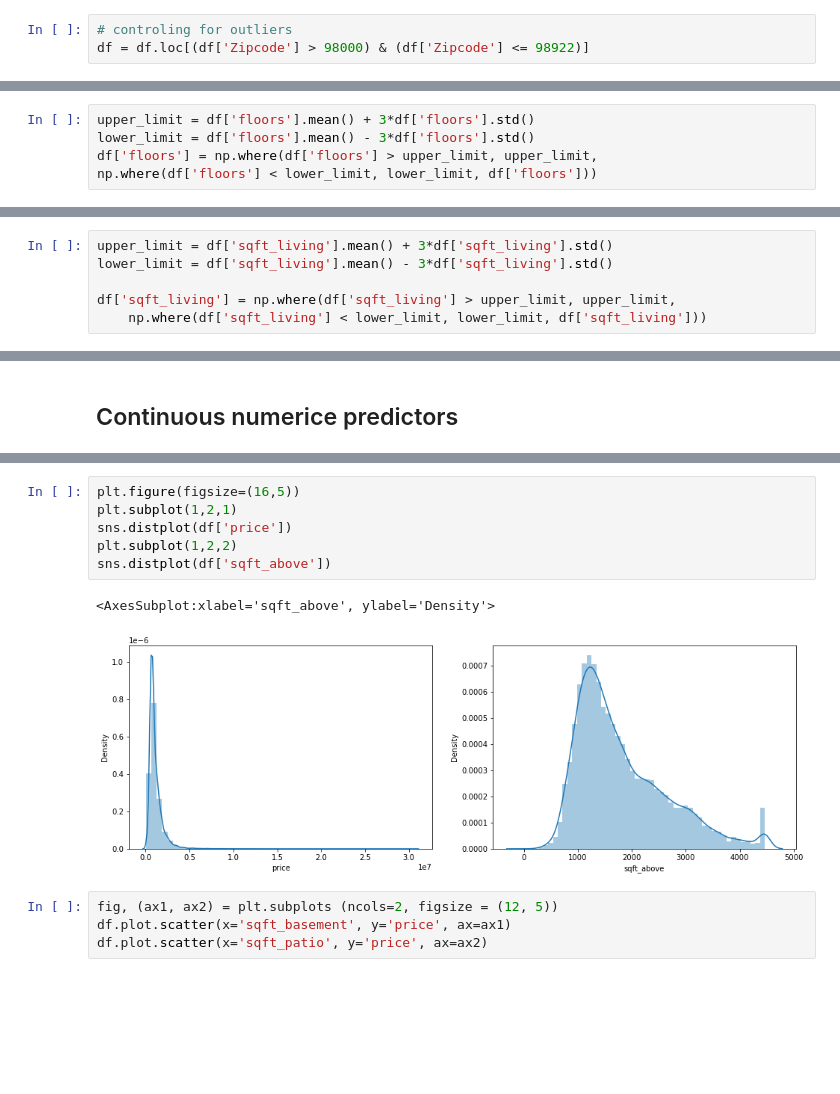
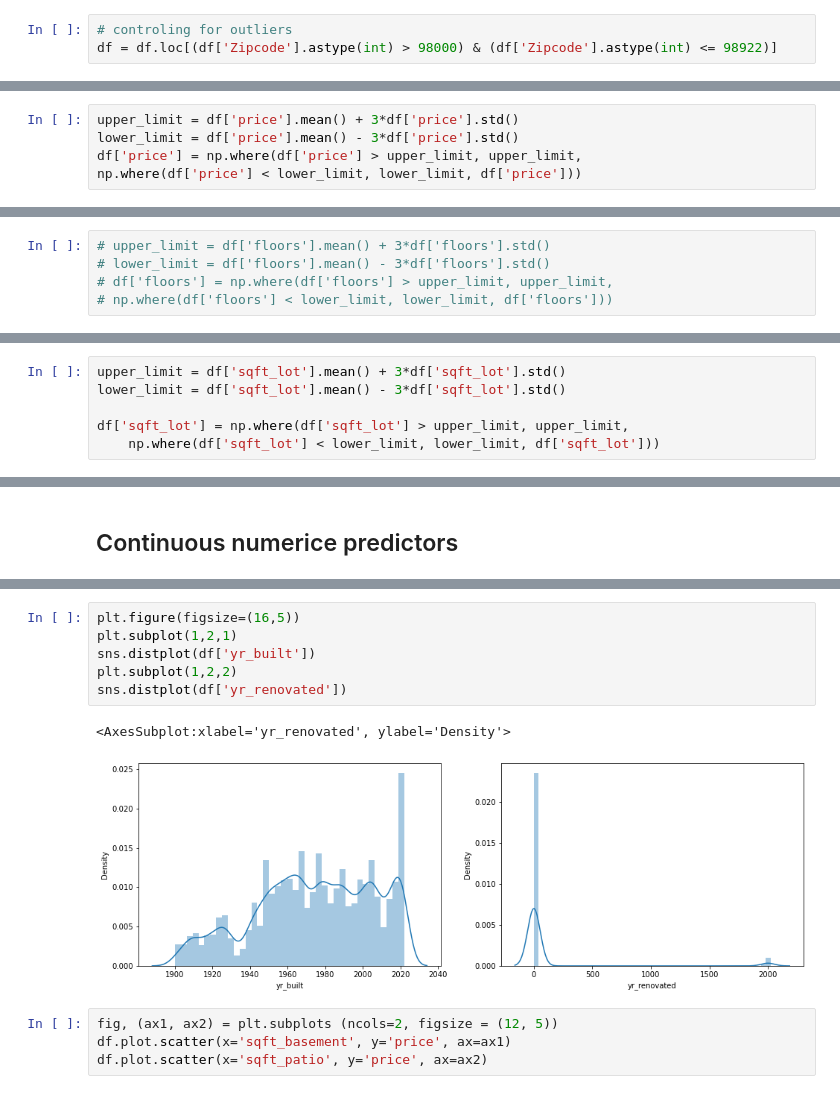
Before and after one commit to newcojon/Capstone, a Jupyter notebook: cap_vers_1.ipynb, the cells around one changed output, grey strips where cells are left out. Cells and saved outputs as stored; diff of their text form; blank space fills up the shorter version.

```diff
--- a/cap_vers_1.ipynb
+++ b/cap_vers_1.ipynb
@@ -106,7 +106,7 @@ df['Zipcode'].hist()
 [figure]
 # %%
 # controling for outliers
-df = df.loc[(df['Zipcode'] > 98000) & (df['Zipcode'] <= 98922)]
+df = df.loc[(df['Zipcode'].astype(int) > 98000) & (df['Zipcode'].astype(int) <= 98922)]
 # %%
 df.Zipcode.nunique()
 # %% [output]
@@ -579,2 +653,7 @@ qq plot residuals (outside of range) is
+# %%
+upper_limit = df['price'].mean() + 3*df['price'].std()
+lower_limit = df['price'].mean() - 3*df['price'].std()
+df['price'] = np.where(df['price'] > upper_limit, upper_limit,
+np.where(df['price'] < lower_limit, lower_limit, df['price']))
 # %%
 # sns.heatmap(X.corr())
@@ -586,10 +684,10 @@ lower_limit = df['yr_old'].mean() - 3*df['yr_old'].std()
 df['yr_old'] = np.where(df['yr_old'] > upper_limit, upper_limit,
 np.where(df['yr_old'] < lower_limit, lower_limit, df['yr_old']))
 # %%
-upper_limit = df['floors'].mean() + 3*df['floors'].std()
-lower_limit = df['floors'].mean() - 3*df['floors'].std()
-df['floors'] = np.where(df['floors'] > upper_limit, upper_limit,
-np.where(df['floors'] < lower_limit, lower_limit, df['floors']))
+# upper_limit = df['floors'].mean() + 3*df['floors'].std()
+# lower_limit = df['floors'].mean() - 3*df['floors'].std()
+# df['floors'] = np.where(df['floors'] > upper_limit, upper_limit,
+# np.where(df['floors'] < lower_limit, lower_limit, df['floors']))
 # %%
 upper_limit = df['sqft_garage'].mean() + 3*df['sqft_garage'].std()
 lower_limit = df['sqft_garage'].mean() - 3*df['sqft_garage'].std()
@@ -626,8 +724,8 @@ lower_limit = df['sqft_above'].mean() - 3*df['sqft_above'].std()
 df['sqft_above'] = np.where(df['sqft_above'] > upper_limit, upper_limit,
     np.where(df['sqft_above'] < lower_limit, lower_limit, df['sqft_above']))
 # %%
-upper_limit = df['sqft_living'].mean() + 3*df['sqft_living'].std()
-lower_limit = df['sqft_living'].mean() - 3*df['sqft_living'].std()
+upper_limit = df['sqft_lot'].mean() + 3*df['sqft_lot'].std()
+lower_limit = df['sqft_lot'].mean() - 3*df['sqft_lot'].std()
 
-df['sqft_living'] = np.where(df['sqft_living'] > upper_limit, upper_limit,
-    np.where(df['sqft_living'] < lower_limit, lower_limit, df['sqft_living']))
+df['sqft_lot'] = np.where(df['sqft_lot'] > upper_limit, upper_limit,
+    np.where(df['sqft_lot'] < lower_limit, lower_limit, df['sqft_lot']))
@@ -1016,12 +1288,12 @@ df.plot.scatter(x='sqft_above', y='price', ax=ax2)
 # %%
 plt.figure(figsize=(16,5))
 plt.subplot(1,2,1)
-sns.distplot(df['price'])
+sns.distplot(df['yr_built'])
 plt.subplot(1,2,2)
-sns.distplot(df['sqft_above'])
+sns.distplot(df['yr_renovated'])
 # %% [output]
-<AxesSubplot:xlabel='sqft_above', ylabel='Density'>
+<AxesSubplot:xlabel='yr_renovated', ylabel='Density'>
-[figure, old version]
+[figure, new version]
 # %%
 fig, (ax1, ax2) = plt.subplots (ncols=2, figsize = (12, 5))
 df.plot.scatter(x='sqft_basement', y='price', ax=ax1)
```
Also changed, not shown: parts of 84 cells of this notebook.
